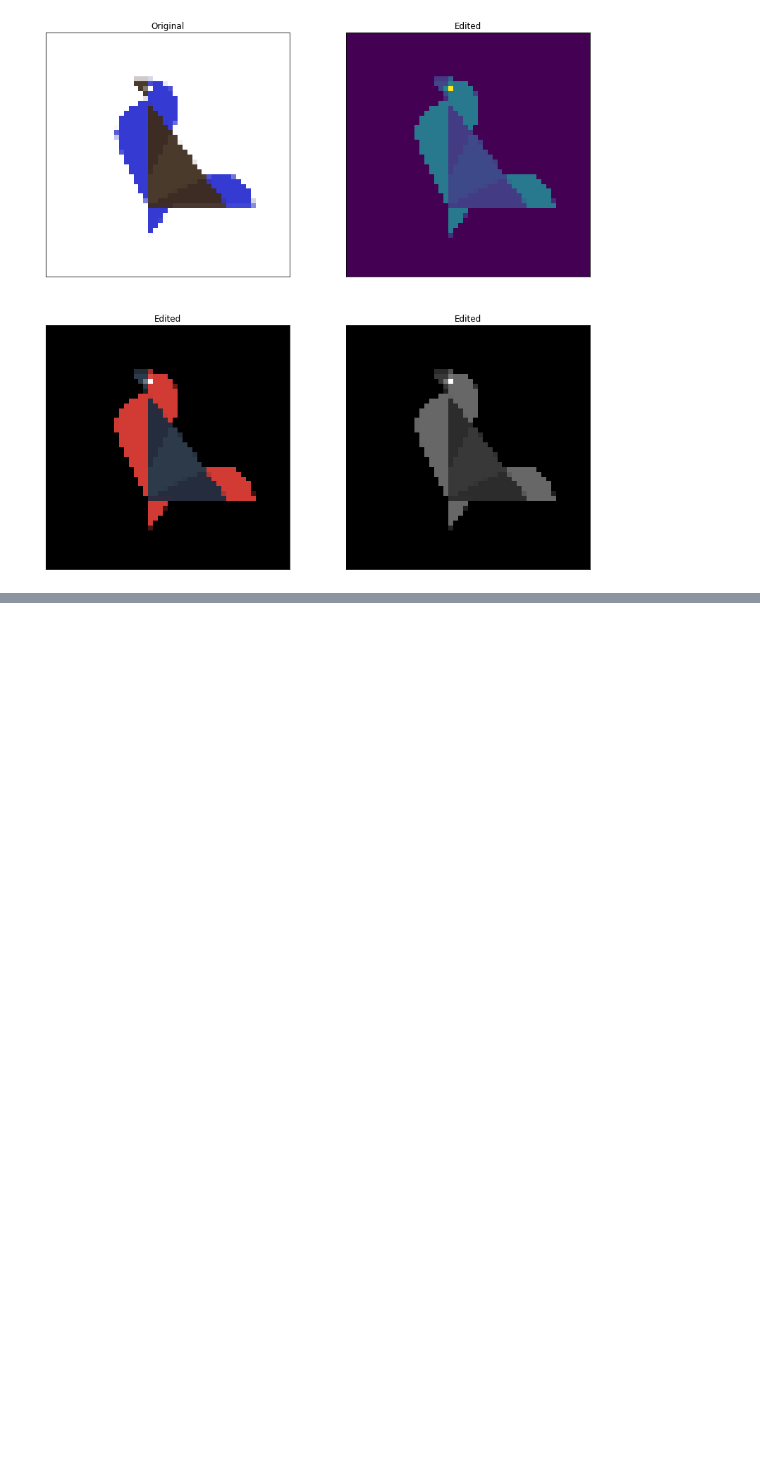
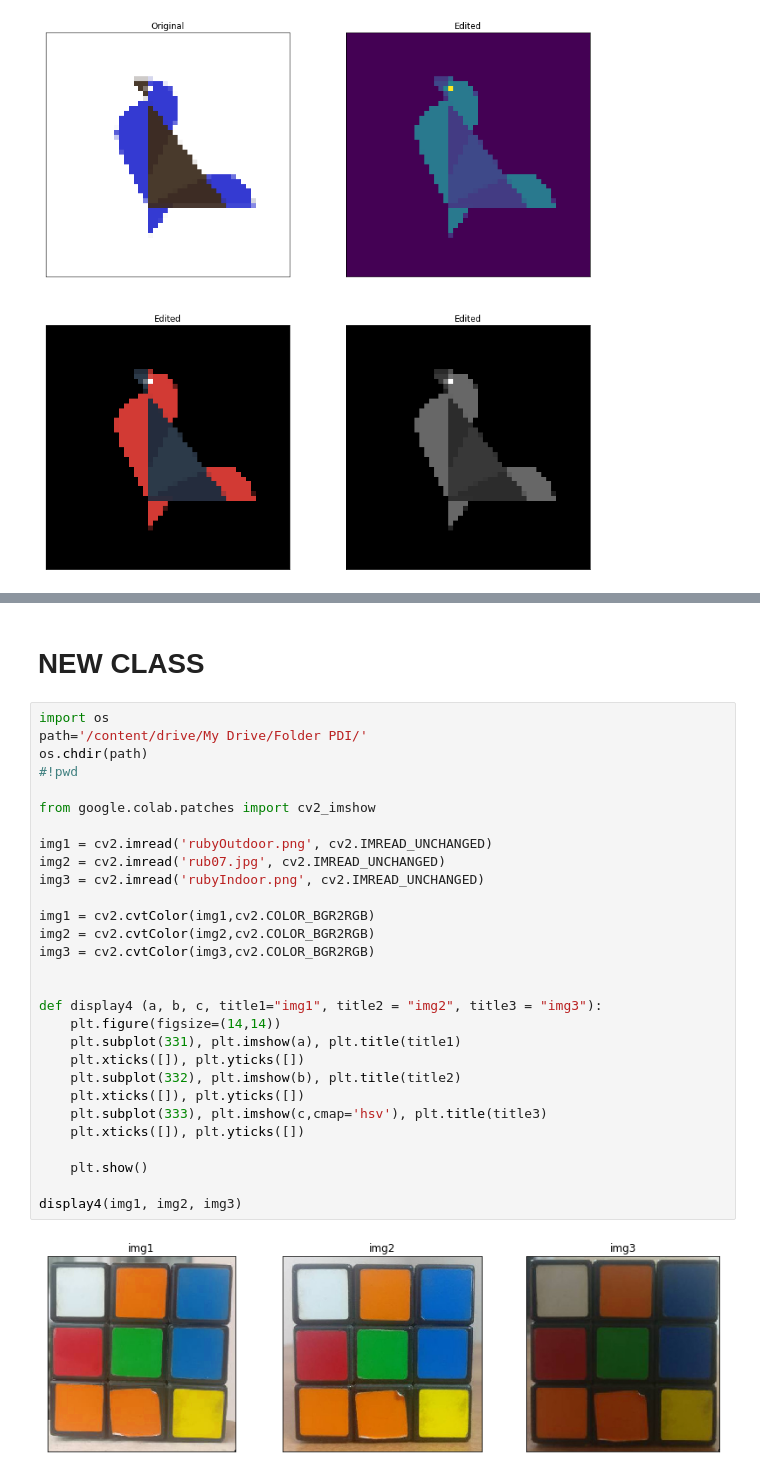
Before and after one commit to JoseDmultimedia/ProcesamientoImagenes, a Jupyter notebook: ClaseEjemplo.ipynb, the cells around one changed output, grey strips where cells are left out. Saved outputs shown, nothing was run; the diff lists cells and outputs as text; blank space fills up the shorter version.

```diff
--- a/ClaseEjemplo.ipynb
+++ b/ClaseEjemplo.ipynb
@@ -186,0 +215,33 @@ display4(img1, img_GRAY, img_RGB, img_GRAY)
+# %% [markdown]
+# NEW **CLASS**
+# %%
+import os
+path='/content/drive/My Drive/Folder PDI/'
+os.chdir(path)
+#!pwd
+
+from google.colab.patches import cv2_imshow
+
+img1 = cv2.imread('rubyOutdoor.png', cv2.IMREAD_UNCHANGED)
+img2 = cv2.imread('rub07.jpg', cv2.IMREAD_UNCHANGED)
+img3 = cv2.imread('rubyIndoor.png', cv2.IMREAD_UNCHANGED)
+
+img1 = cv2.cvtColor(img1,cv2.COLOR_BGR2RGB)
+img2 = cv2.cvtColor(img2,cv2.COLOR_BGR2RGB)
+img3 = cv2.cvtColor(img3,cv2.COLOR_BGR2RGB)
+
+
+def display4 (a, b, c, title1="img1", title2 = "img2", title3 = "img3"):
+    plt.figure(figsize=(14,14))
+    plt.subplot(331), plt.imshow(a), plt.title(title1)
+    plt.xticks([]), plt.yticks([])
+    plt.subplot(332), plt.imshow(b), plt.title(title2)
+    plt.xticks([]), plt.yticks([])
+    plt.subplot(333), plt.imshow(c,cmap='hsv'), plt.title(title3)
+    plt.xticks([]), plt.yticks([])
+
+    plt.show()
+
+display4(img1, img2, img3)
+# %% [output]
+[figure, added]
```
Also changed, not shown: parts of 13 cells of this notebook.
